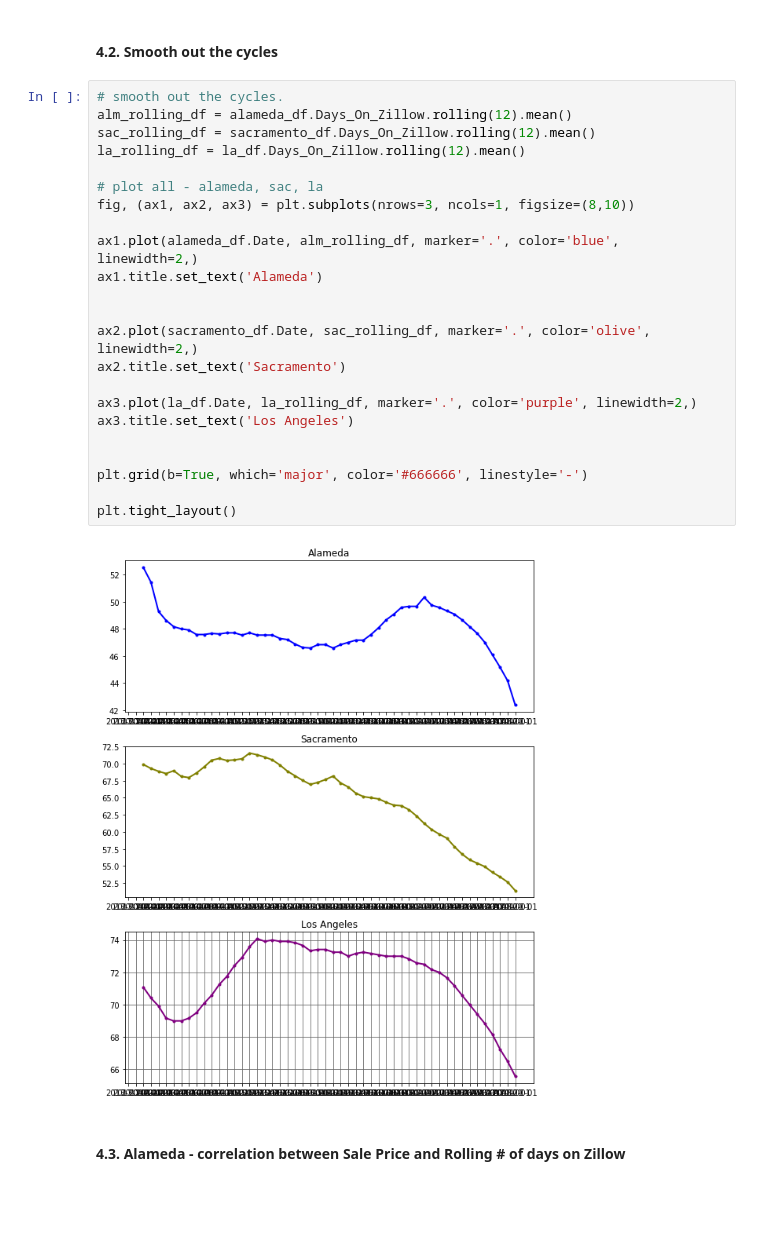
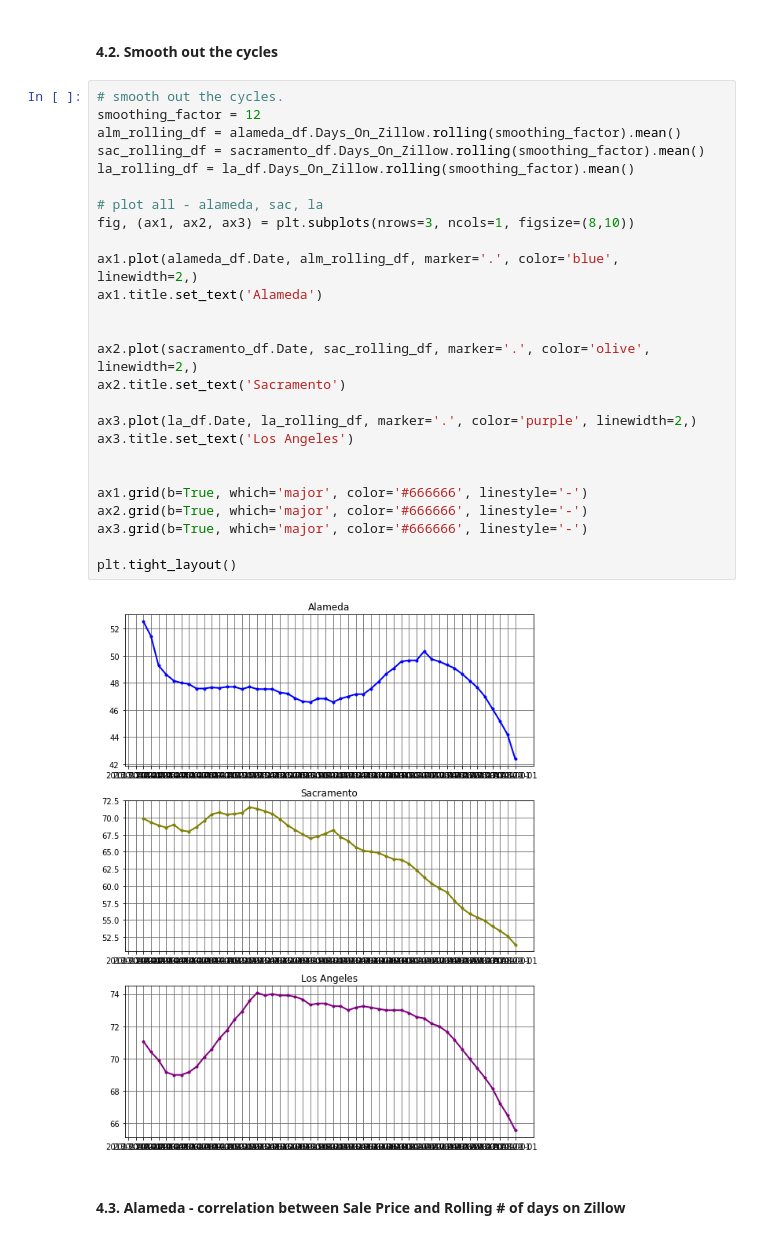
Before and after one commit to yulmee/springboard, a Jupyter notebook: Cap_Stone_1/Unit_7_Data_Storytelling_WC.ipynb, the cells around one changed output. Saved outputs shown, nothing was run; the diff lists cells and outputs as text; blank space fills up the shorter version.

```diff
--- a/Cap_Stone_1/Unit_7_Data_Storytelling_WC.ipynb
+++ b/Cap_Stone_1/Unit_7_Data_Storytelling_WC.ipynb
@@ -290,29 +534,32 @@ plt.tight_layout()
 #### 4.2. Smooth out the cycles
 # %%
 # smooth out the cycles.
-alm_rolling_df = alameda_df.Days_On_Zillow.rolling(12).mean()
-sac_rolling_df = sacramento_df.Days_On_Zillow.rolling(12).mean()
-la_rolling_df = la_df.Days_On_Zillow.rolling(12).mean()
+smoothing_factor = 12
+alm_rolling_df = alameda_df.Days_On_Zillow.rolling(smoothing_factor).mean()
+sac_rolling_df = sacramento_df.Days_On_Zillow.rolling(smoothing_factor).mean()
+la_rolling_df = la_df.Days_On_Zillow.rolling(smoothing_factor).mean()
 
 # plot all - alameda, sac, la
 fig, (ax1, ax2, ax3) = plt.subplots(nrows=3, ncols=1, figsize=(8,10))
 
 ax1.plot(alameda_df.Date, alm_rolling_df, marker='.', color='blue', linewidth=2,)
 ax1.title.set_text('Alameda')
 
 
 ax2.plot(sacramento_df.Date, sac_rolling_df, marker='.', color='olive', linewidth=2,)
 ax2.title.set_text('Sacramento')
 
 ax3.plot(la_df.Date, la_rolling_df, marker='.', color='purple', linewidth=2,)
 ax3.title.set_text('Los Angeles')
 
 
-plt.grid(b=True, which='major', color='#666666', linestyle='-')
+ax1.grid(b=True, which='major', color='#666666', linestyle='-')
+ax2.grid(b=True, which='major', color='#666666', linestyle='-')
+ax3.grid(b=True, which='major', color='#666666', linestyle='-')
 
 plt.tight_layout()
 # %% [output]
-[figure, old version]
+[figure, new version]
 # %% [markdown]
 #### 4.3. Alameda - correlation between Sale Price and Rolling # of days on Zillow
 # %%
```
Also changed, not shown: parts of 56 cells of this notebook.
